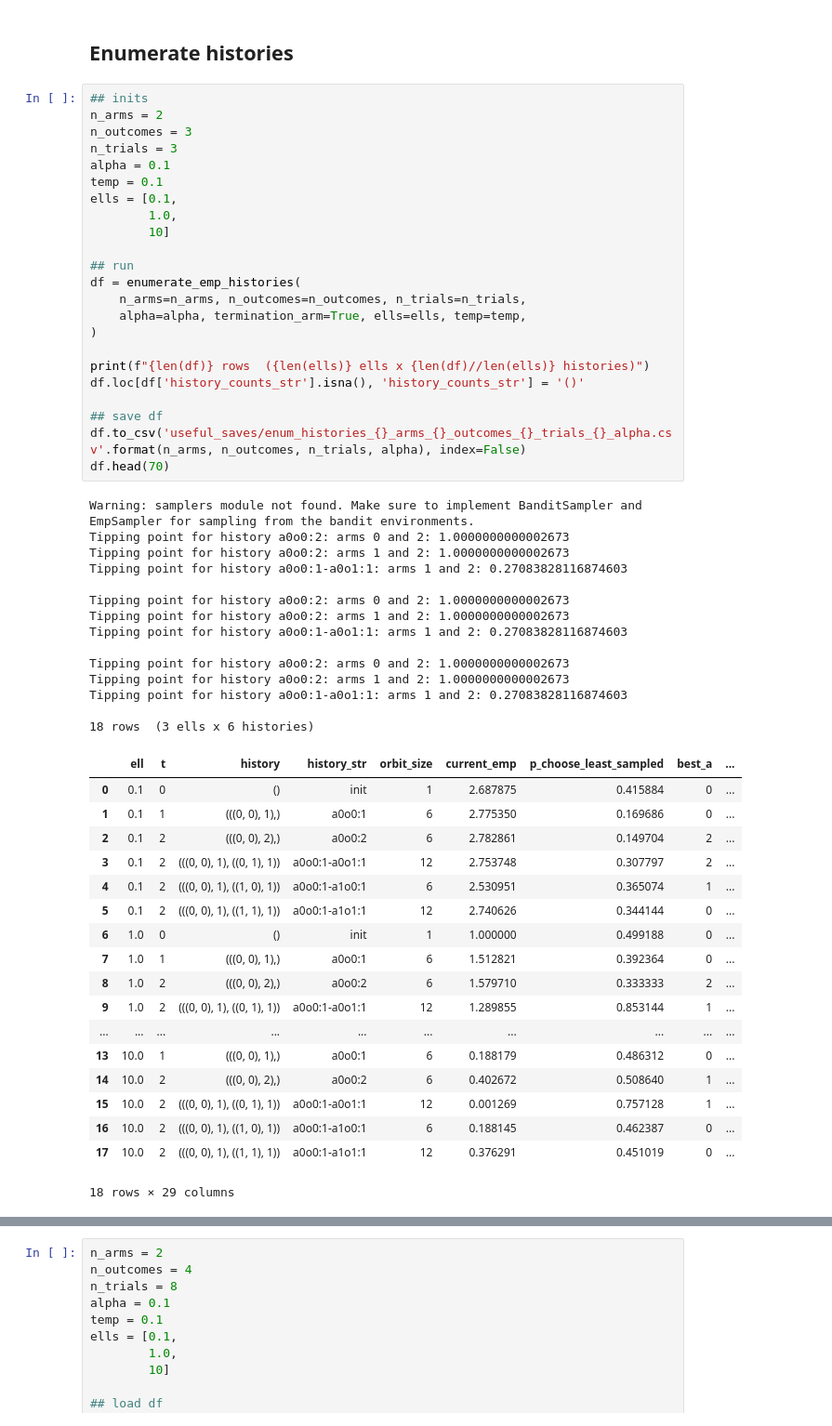
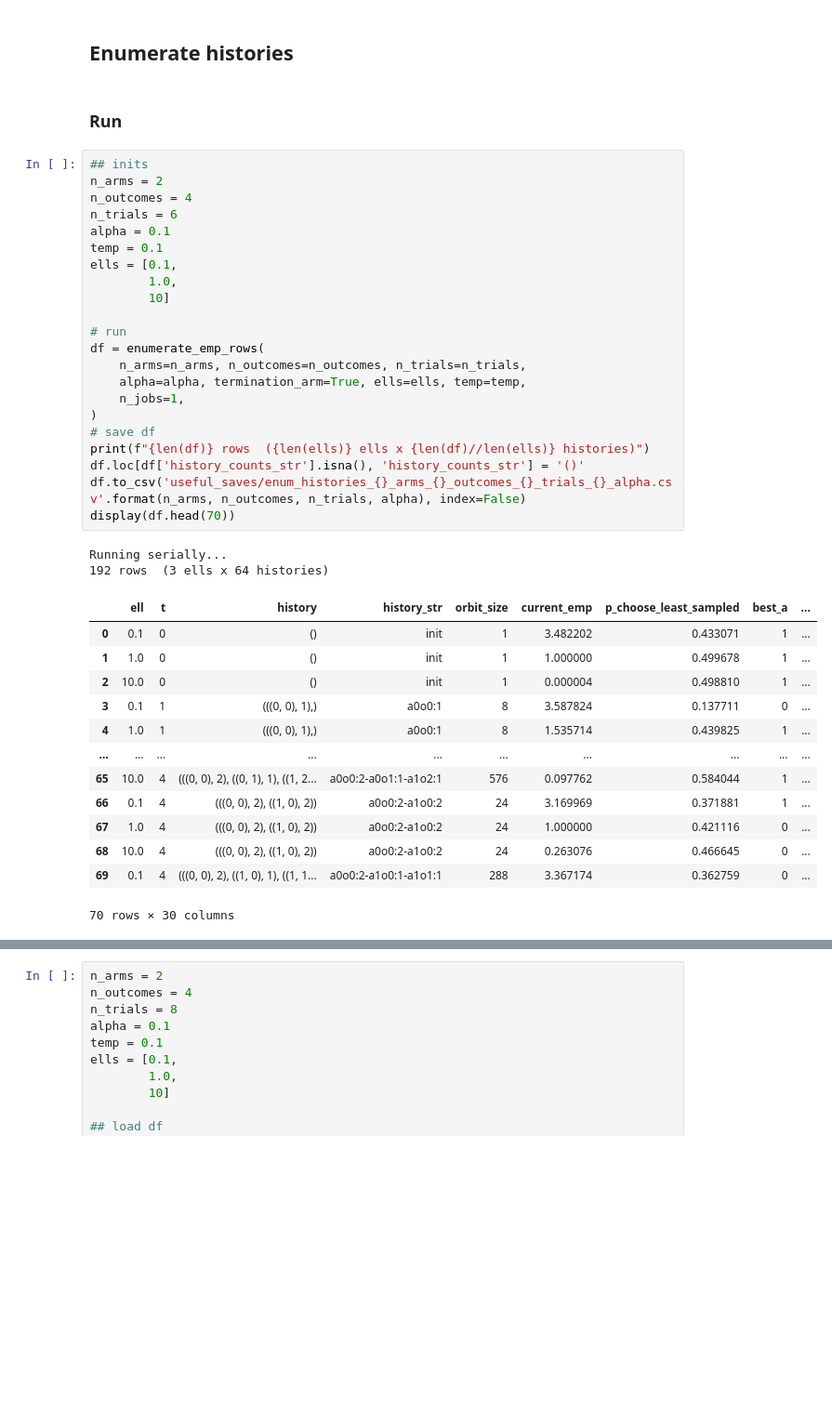
Before and after one commit to tgham/empBAMDP, a Jupyter notebook: empBAMDP.ipynb, the cells around one changed output, grey strips where cells are left out. Shown at 93% size. Cells and saved outputs as stored; diff of their text form; blank space fills up the shorter version.

```diff
--- a/empBAMDP.ipynb
+++ b/empBAMDP.ipynb
@@ -104,59 +105,43 @@ run_emp_enum(agent, env, policy = policy)
 NameError: name 'run_emp_enum' is not defined
 # %% [markdown]
 ## Enumerate histories
+# %% [markdown]
+### Run
 # %%
 ## inits
 n_arms = 2
-n_outcomes = 3
-n_trials = 3
+n_outcomes = 4
+n_trials = 6
 alpha = 0.1
 temp = 0.1
 ells = [0.1,
         1.0,
         10]
 
-## run
-df = enumerate_emp_histories(
+# run
+df = enumerate_emp_rows(
     n_arms=n_arms, n_outcomes=n_outcomes, n_trials=n_trials,
     alpha=alpha, termination_arm=True, ells=ells, temp=temp,
+    n_jobs=1,
 )
-
+# save df
 print(f"{len(df)} rows  ({len(ells)} ells x {len(df)//len(ells)} histories)")
 df.loc[df['history_counts_str'].isna(), 'history_counts_str'] = '()'
-
-## save df
 df.to_csv('useful_saves/enum_histories_{}_arms_{}_outcomes_{}_trials_{}_alpha.csv'.format(n_arms, n_outcomes, n_trials, alpha), index=False)
-df.head(70)
+display(df.head(70))
 # %% [output]
-Warning: samplers module not found. Make sure to implement BanditSampler and EmpSampler for sampling from the bandit environments.
-Tipping point for history a0o0:2: arms 0 and 2: 1.0000000000002673
-Tipping point for history a0o0:2: arms 1 and 2: 1.0000000000002673
-Tipping point for history a0o0:1-a0o1:1: arms 1 and 2: 0.27083828116874603
-
-Tipping point for history a0o0:2: arms 0 and 2: 1.0000000000002673
-Tipping point for history a0o0:2: arms 1 and 2: 1.0000000000002673
-Tipping point for history a0o0:1-a0o1:1: arms 1 and 2: 0.27083828116874603
-
-Tipping point for history a0o0:2: arms 0 and 2: 1.0000000000002673
-Tipping point for history a0o0:2: arms 1 and 2: 1.0000000000002673
-Tipping point for history a0o0:1-a0o1:1: arms 1 and 2: 0.27083828116874603
-
-18 rows  (3 ells x 6 histories)
+Running serially...
+192 rows  (3 ells x 64 histories)
 |  | ell | t | history | history_str | orbit_size | current_emp | p_choose_least_sampled | best_a | ... |
-| 0 | 0.1 | 0 | () | init | 1 | 2.687875 | 0.415884 | 0 | ... |
-| 1 | 0.1 | 1 | (((0, 0), 1),) | a0o0:1 | 6 | 2.775350 | 0.169686 | 0 | ... |
-| 2 | 0.1 | 2 | (((0, 0), 2),) | a0o0:2 | 6 | 2.782861 | 0.149704 | 2 | ... |
-| 3 | 0.1 | 2 | (((0, 0), 1), ((0, 1), 1)) | a0o0:1-a0o1:1 | 12 | 2.753748 | 0.307797 | 2 | ... |
-| 4 | 0.1 | 2 | (((0, 0), 1), ((1, 0), 1)) | a0o0:1-a1o0:1 | 6 | 2.530951 | 0.365074 | 1 | ... |
-| 5 | 0.1 | 2 | (((0, 0), 1), ((1, 1), 1)) | a0o0:1-a1o1:1 | 12 | 2.740626 | 0.344144 | 0 | ... |
-| 6 | 1.0 | 0 | () | init | 1 | 1.000000 | 0.499188 | 0 | ... |
-| 7 | 1.0 | 1 | (((0, 0), 1),) | a0o0:1 | 6 | 1.512821 | 0.392364 | 0 | ... |
-| 8 | 1.0 | 2 | (((0, 0), 2),) | a0o0:2 | 6 | 1.579710 | 0.333333 | 2 | ... |
-| 9 | 1.0 | 2 | (((0, 0), 1), ((0, 1), 1)) | a0o0:1-a0o1:1 | 12 | 1.289855 | 0.853144 | 1 | ... |
+| 0 | 0.1 | 0 | () | init | 1 | 3.482202 | 0.433071 | 1 | ... |
+| 1 | 1.0 | 0 | () | init | 1 | 1.000000 | 0.499678 | 1 | ... |
+| 2 | 10.0 | 0 | () | init | 1 | 0.000004 | 0.498810 | 1 | ... |
+| 3 | 0.1 | 1 | (((0, 0), 1),) | a0o0:1 | 8 | 3.587824 | 0.137711 | 0 | ... |
+| 4 | 1.0 | 1 | (((0, 0), 1),) | a0o0:1 | 8 | 1.535714 | 0.439825 | 1 | ... |
 | ... | ... | ... | ... | ... | ... | ... | ... | ... | ... |
-| 13 | 10.0 | 1 | (((0, 0), 1),) | a0o0:1 | 6 | 0.188179 | 0.486312 | 0 | ... |
-| 14 | 10.0 | 2 | (((0, 0), 2),) | a0o0:2 | 6 | 0.402672 | 0.508640 | 1 | ... |
-| 15 | 10.0 | 2 | (((0, 0), 1), ((0, 1), 1)) | a0o0:1-a0o1:1 | 12 | 0.001269 | 0.757128 | 1 | ... |
-| 16 | 10.0 | 2 | (((0, 0), 1), ((1, 0), 1)) | a0o0:1-a1o0:1 | 6 | 0.188145 | 0.462387 | 0 | ... |
-| 17 | 10.0 | 2 | (((0, 0), 1), ((1, 1), 1)) | a0o0:1-a1o1:1 | 12 | 0.376291 | 0.451019 | 0 | ... |
+| 65 | 10.0 | 4 | (((0, 0), 2), ((0, 1), 1), ((1, 2... | a0o0:2-a0o1:1-a1o2:1 | 576 | 0.097762 | 0.584044 | 1 | ... |
+| 66 | 0.1 | 4 | (((0, 0), 2), ((1, 0), 2)) | a0o0:2-a1o0:2 | 24 | 3.169969 | 0.371881 | 1 | ... |
+| 67 | 1.0 | 4 | (((0, 0), 2), ((1, 0), 2)) | a0o0:2-a1o0:2 | 24 | 1.000000 | 0.421116 | 0 | ... |
+| 68 | 10.0 | 4 | (((0, 0), 2), ((1, 0), 2)) | a0o0:2-a1o0:2 | 24 | 0.263076 | 0.466645 | 0 | ... |
+| 69 | 0.1 | 4 | (((0, 0), 2), ((1, 0), 1), ((1, 1... | a0o0:2-a1o0:1-a1o1:1 | 288 | 3.367174 | 0.362759 | 0 | ... |
-18 rows × 29 columns
+70 rows × 30 columns
```
Also changed, not shown: parts of 20 cells of this notebook, 1 other file.
